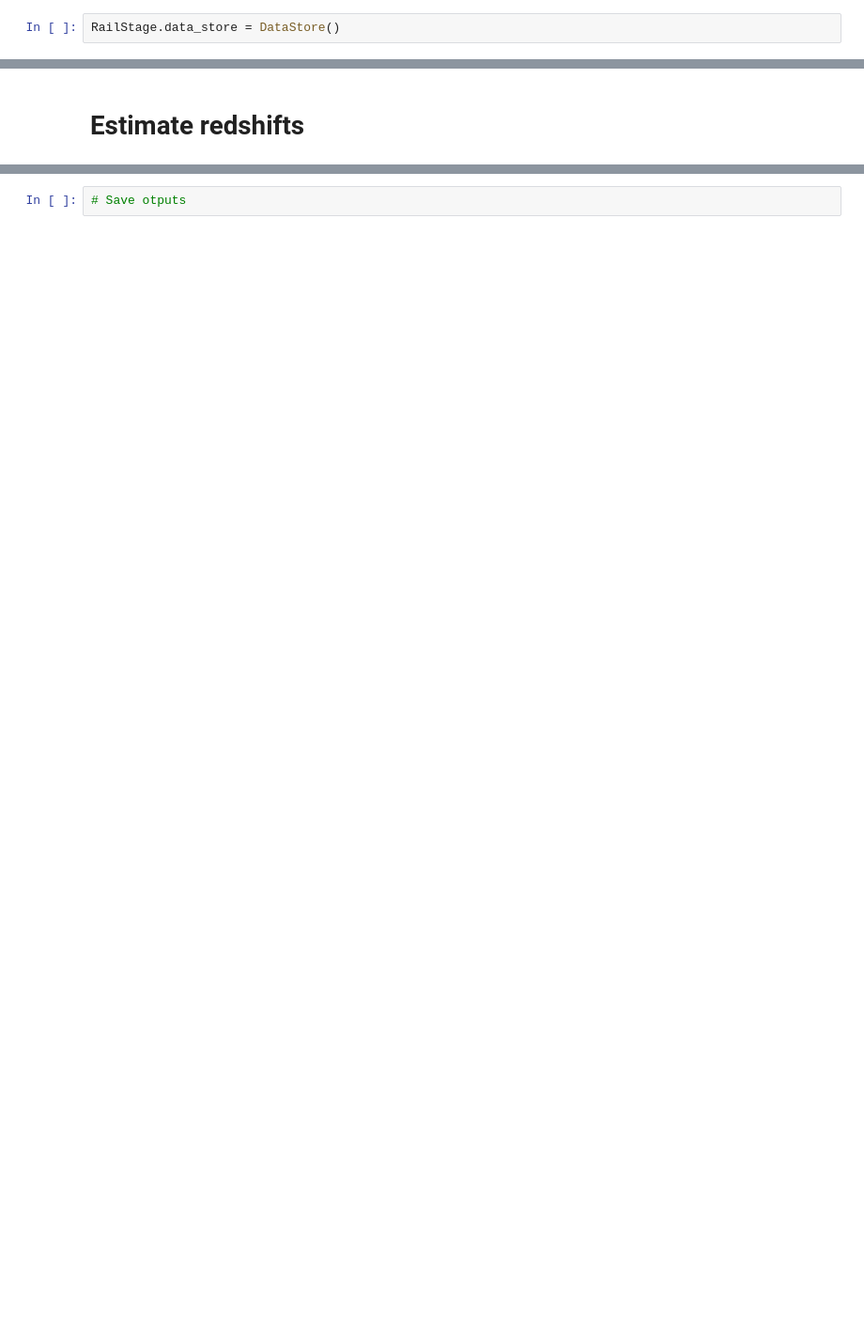
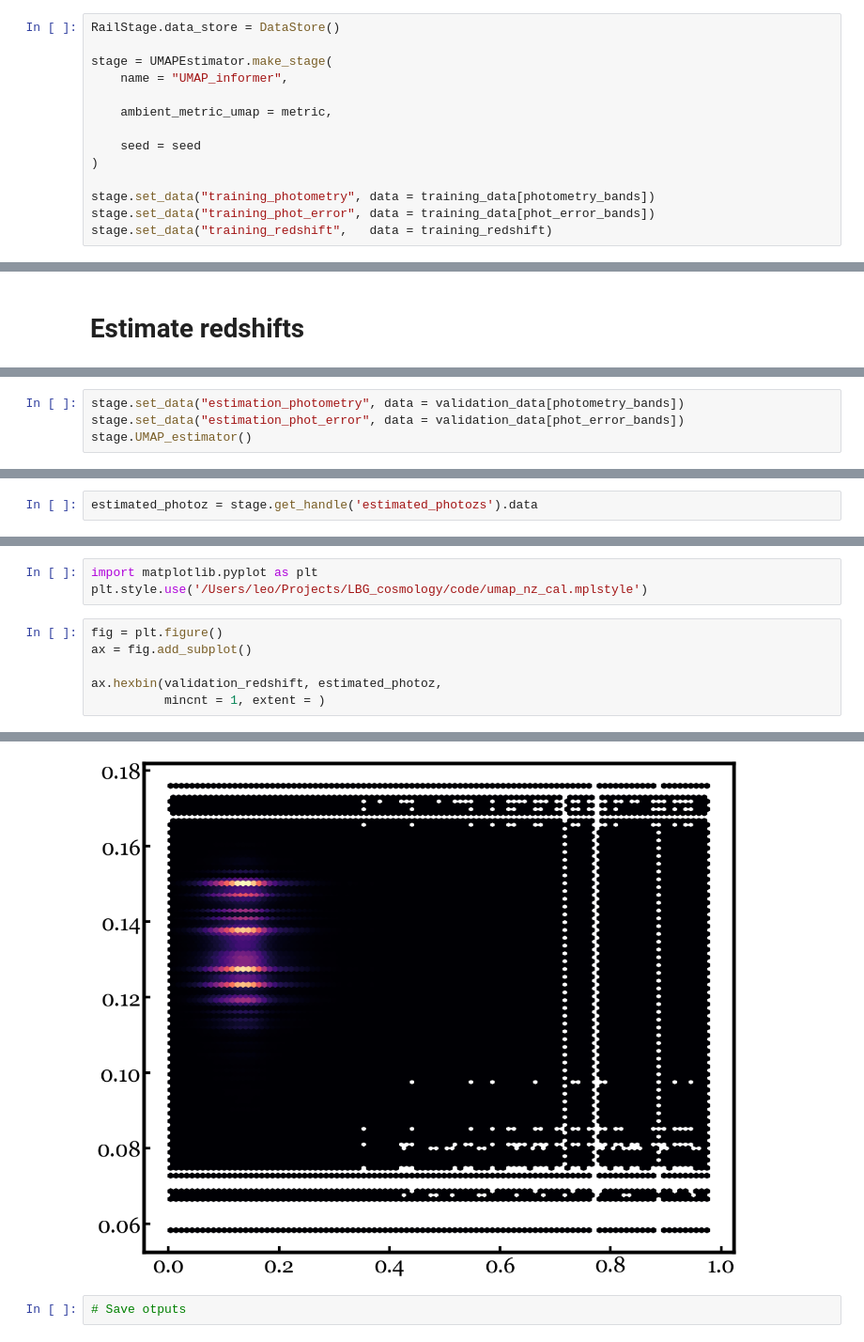
Before and after one commit to lsajkov/rail_umap, a Jupyter notebook: src/estimation/umap_pipeline.ipynb, the cells around one changed output, grey strips where cells are left out. Shown at 94% size. Saved outputs shown, nothing was run; the diff lists cells and outputs as text; blank space fills up the shorter version.

```diff
--- a/src/estimation/umap_pipeline.ipynb
+++ b/src/estimation/umap_pipeline.ipynb
@@ -28,3 +61,15 @@ seed              = 42
 # Instantiate and run RAIL stage
 # %%
 RailStage.data_store = DataStore()
+
+stage = UMAPEstimator.make_stage(
+    name = "UMAP_informer",
+
+    ambient_metric_umap = metric,
+
+    seed = seed
+)
+
+stage.set_data("training_photometry", data = training_data[photometry_bands])
+stage.set_data("training_phot_error", data = training_data[phot_error_bands])
+stage.set_data("training_redshift",   data = training_redshift)
@@ -38,0 +93,4 @@ UMAP_estimator =
+# %%
+stage.set_data("estimation_photometry", data = validation_data[photometry_bands])
+stage.set_data("estimation_phot_error", data = validation_data[phot_error_bands])
+stage.UMAP_estimator()
@@ -38,0 +99,2 @@ UMAP_estimator =
+# %%
+estimated_photoz = stage.get_handle('estimated_photozs').data
@@ -38,0 +103,10 @@ UMAP_estimator =
+# %%
+import matplotlib.pyplot as plt
+plt.style.use('/Users/leo/Projects/LBG_cosmology/code/umap_nz_cal.mplstyle')
+# %%
+fig = plt.figure()
+ax = fig.add_subplot()
+
+ax.hexbin(validation_redshift, estimated_photoz,
+          mincnt = 1, extent = )
+# %% [output]
@@ -39,2 +114,3 @@ UMAP_estimator =
+[figure, added]
 # %%
 # Save otputs
```
Also changed, not shown: parts of 13 cells of this notebook, 1 other file.
